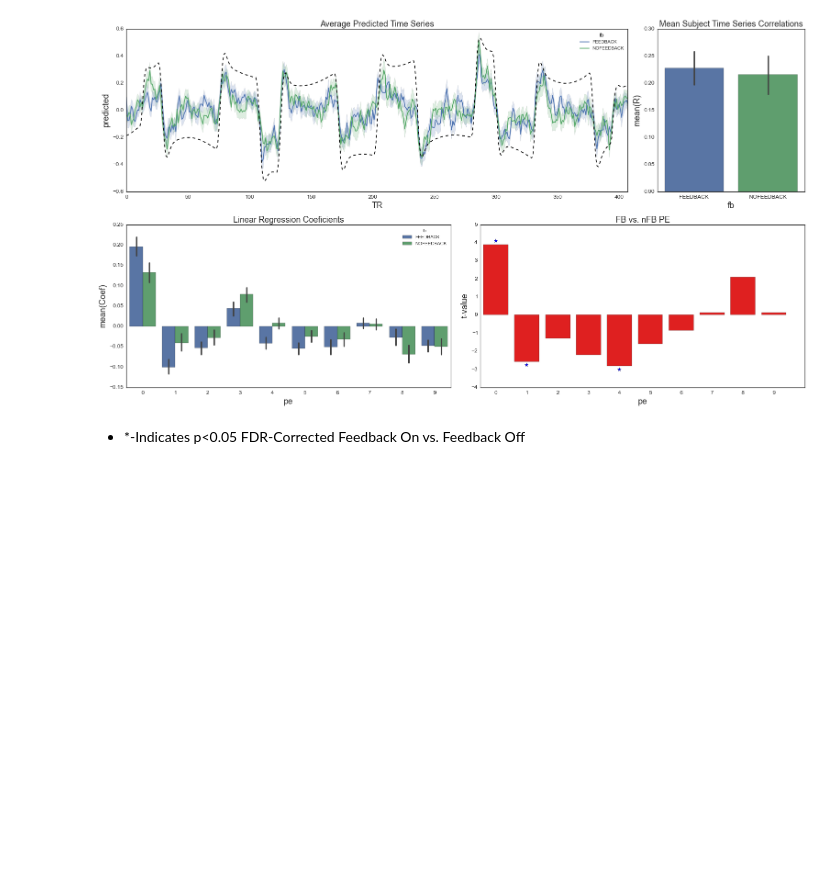
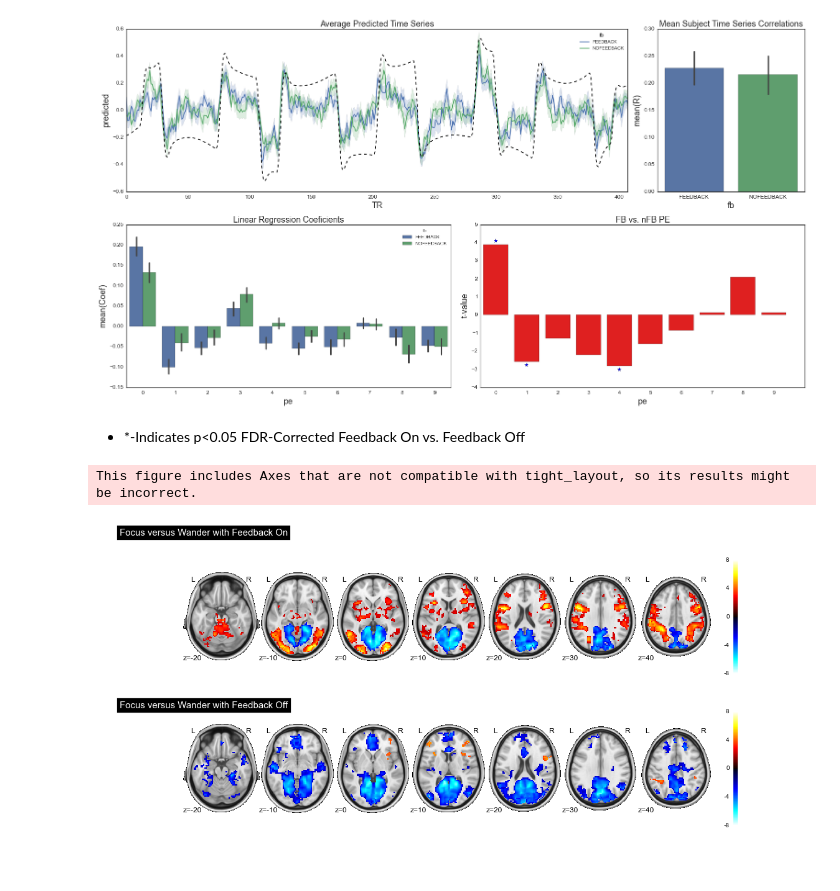
Before and after one commit to jordanmuraskin/CCD-scripts, a Jupyter notebook: analysis/CCD-Results.ipynb, the cells around one changed output. Drawn from its saved outputs; the diff is of its cells as text; code cells hidden in the pictures; blank space fills up the shorter version.

Commit message:
added fMRI image results

```diff
--- a/analysis/CCD-Results.ipynb
+++ b/analysis/CCD-Results.ipynb
@@ -116,3 +124,22 @@ CCD_packages.createRegressionPlots(predictions,performance,coefs,fb_coefs,nfb_co
 [figure]
 # %% [markdown]
 * *-Indicates p<0.05 FDR-Corrected Feedback On vs. Feedback Off
+# %%
+f, axarr = plt.subplots(2, sharex=True,figsize=(16,8))
+
+TFCEposImg='/home/jmuraskin/Projects/CCD/working_v1/groupAnalysis/randomise/Feedback/motionThresh-0.200000/cope1/cope1/cope1_tfce_corrp_tstat1.nii.gz'
+posImg='/home/jmuraskin/Projects/CCD/working_v1/groupAnalysis/randomise/Feedback/motionThresh-0.200000/cope1/cope1/cope1_tstat1.nii.gz'
+TFCEnegImg='/home/jmuraskin/Projects/CCD/working_v1/groupAnalysis/randomise/Feedback/motionThresh-0.200000/cope1/cope1/cope1_tfce_corrp_tstat2.nii.gz'
+negImg='/home/jmuraskin/Projects/CCD/working_v1/groupAnalysis/randomise/Feedback/motionThresh-0.200000/cope1/cope1/cope1_tstat2.nii.gz'
+CCD_packages.createTFCEfMRIOverlayImages(TFCEposImg,posImg,TFCEnegImg,negImg,title='Focus versus Wander with Feedback On',plotToAxis=True,axes=axarr[0],f=f)
+
+TFCEposImg='/home/jmuraskin/Projects/CCD/working_v1/groupAnalysis/randomise/noFeedback/motionThresh-0.200000/cope1/cope1/cope1_tfce_corrp_tstat1.nii.gz'
+posImg='/home/jmuraskin/Projects/CCD/working_v1/groupAnalysis/randomise/noFeedback/motionThresh-0.200000/cope1/cope1/cope1_tstat1.nii.gz'
+TFCEnegImg='/home/jmuraskin/Projects/CCD/working_v1/groupAnalysis/randomise/noFeedback/motionThresh-0.200000/cope1/cope1/cope1_tfce_corrp_tstat2.nii.gz'
+negImg='/home/jmuraskin/Projects/CCD/working_v1/groupAnalysis/randomise/noFeedback/motionThresh-0.200000/cope1/cope1/cope1_tstat2.nii.gz'
+CCD_packages.createTFCEfMRIOverlayImages(TFCEposImg,posImg,TFCEnegImg,negImg,title='Focus versus Wander with Feedback Off',plotToAxis=True,axes=axarr[1],f=f)
+
+f.tight_layout()
+# %% [output]
+This figure includes Axes that are not compatible with tight_layout, so its results might be incorrect.
+[figure, added]
```
Also changed, not shown: parts of 4 cells of this notebook.
